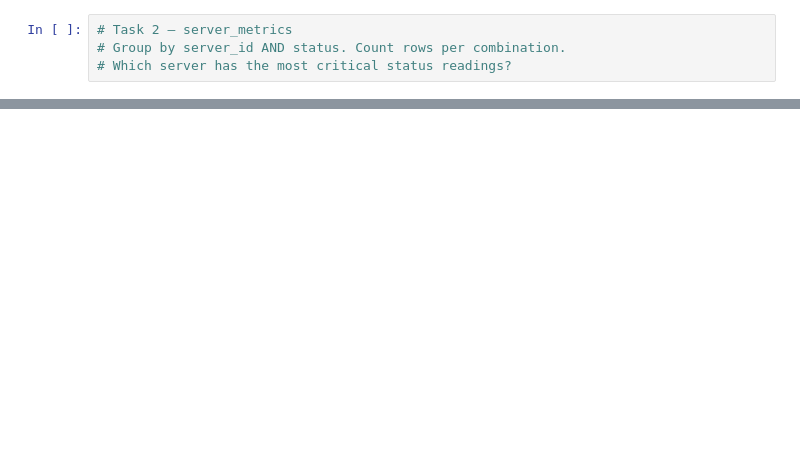
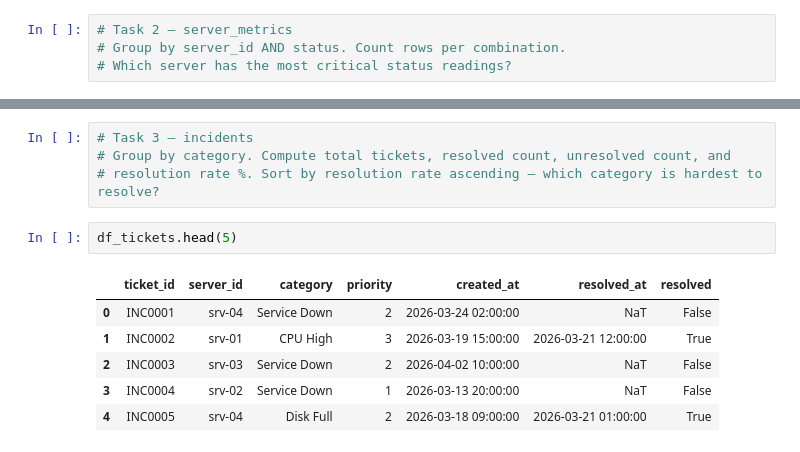
Before and after one commit to raviadapa-ai/python-for-ai-ml, a Jupyter notebook: 3-pandas/5-groupby-aggregation.ipynb, the cells around one changed output, grey strips where cells are left out. Drawn from its saved outputs; the diff is of its cells as text; blank space fills up the shorter version.

```diff
--- a/3-pandas/5-groupby-aggregation.ipynb
+++ b/3-pandas/5-groupby-aggregation.ipynb
@@ -250,0 +302,13 @@ print("\nmax critical\n", critical)
+# %%
+# Task 3 — incidents
+# Group by category. Compute total tickets, resolved count, unresolved count, and
+# resolution rate %. Sort by resolution rate ascending — which category is hardest to resolve?
+# %%
+df_tickets.head(5)
+# %% [output]
+|  | ticket_id | server_id | category | priority | created_at | resolved_at | resolved |
+| 0 | INC0001 | srv-04 | Service Down | 2 | 2026-03-24 02:00:00 | NaT | False |
+| 1 | INC0002 | srv-01 | CPU High | 3 | 2026-03-19 15:00:00 | 2026-03-21 12:00:00 | True |
+| 2 | INC0003 | srv-03 | Service Down | 2 | 2026-04-02 10:00:00 | NaT | False |
+| 3 | INC0004 | srv-02 | Service Down | 1 | 2026-03-13 20:00:00 | NaT | False |
+| 4 | INC0005 | srv-04 | Disk Full | 2 | 2026-03-18 09:00:00 | 2026-03-21 01:00:00 | True |
```
Also changed, not shown: parts of 10 cells of this notebook.
